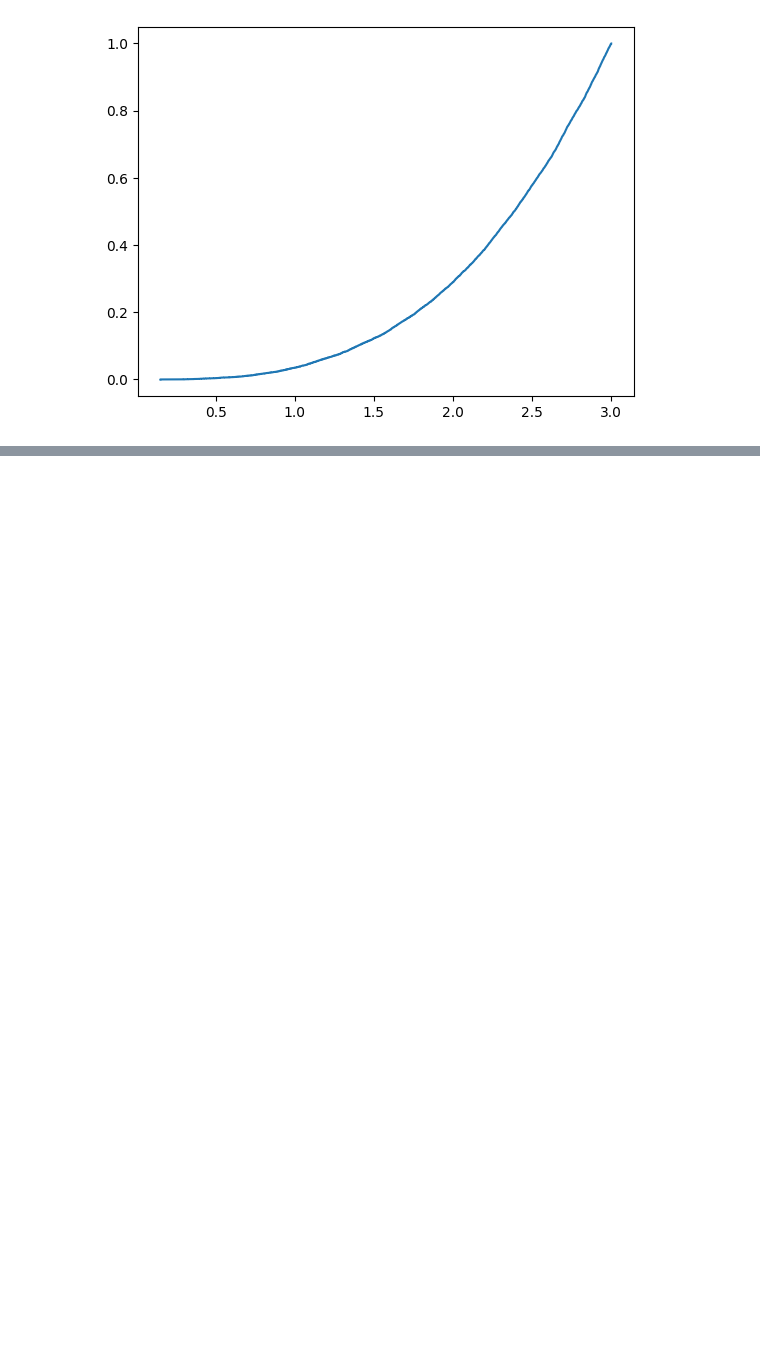
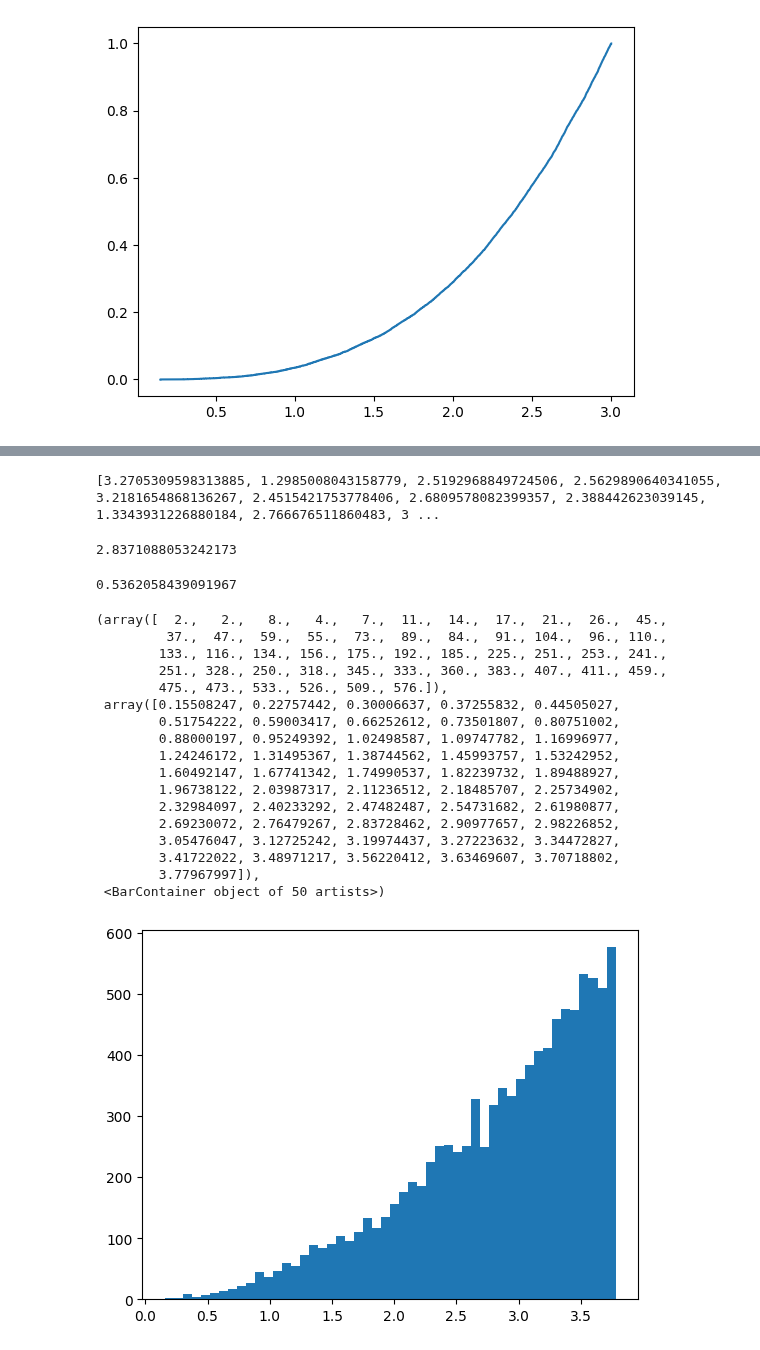
Before and after one commit to MartaPCastillo/Simulaci-n-I-, a Jupyter notebook: Ejemplos(22_05_24).ipynb, the cells around one changed output, grey strips where cells are left out. Saved outputs shown, nothing was run; the diff lists cells and outputs as text; code cells hidden in the pictures; blank space fills up the shorter version.

```diff
--- a/Ejemplos(22_05_24).ipynb
+++ b/Ejemplos(22_05_24).ipynb
@@ -78,0 +183,36 @@ plt.step(X,Y)
+# %%
+H=ejem2(10000)
+print(H)
+# %% [output]
+[3.2705309598313885, 1.2985008043158779, 2.5192968849724506, 2.5629890640341055, 3.2181654868136267, 2.4515421753778406, 2.6809578082399357, 2.388442623039145, 1.3343931226880184, 2.766676511860483, 3 ...
+# %%
+mu=np.mean(H)
+print(mu)
+# %% [output]
+2.8371088053242173
+# %%
+sigma2=np.var(H)
+print(sigma2)
+# %% [output]
+0.5362058439091967
+# %%
+plt.hist(H, bins=50)
+# %% [output]
+(array([  2.,   2.,   8.,   4.,   7.,  11.,  14.,  17.,  21.,  26.,  45.,
+         37.,  47.,  59.,  55.,  73.,  89.,  84.,  91., 104.,  96., 110.,
+        133., 116., 134., 156., 175., 192., 185., 225., 251., 253., 241.,
+        251., 328., 250., 318., 345., 333., 360., 383., 407., 411., 459.,
+        475., 473., 533., 526., 509., 576.]),
+ array([0.15508247, 0.22757442, 0.30006637, 0.37255832, 0.44505027,
+        0.51754222, 0.59003417, 0.66252612, 0.73501807, 0.80751002,
+        0.88000197, 0.95249392, 1.02498587, 1.09747782, 1.16996977,
+        1.24246172, 1.31495367, 1.38744562, 1.45993757, 1.53242952,
+        1.60492147, 1.67741342, 1.74990537, 1.82239732, 1.89488927,
+        1.96738122, 2.03987317, 2.11236512, 2.18485707, 2.25734902,
+        2.32984097, 2.40233292, 2.47482487, 2.54731682, 2.61980877,
+        2.69230072, 2.76479267, 2.83728462, 2.90977657, 2.98226852,
+        3.05476047, 3.12725242, 3.19974437, 3.27223632, 3.34472827,
+        3.41722022, 3.48971217, 3.56220412, 3.63469607, 3.70718802,
+        3.77967997]),
+ <BarContainer object of 50 artists>)
+[figure, added]
```
Also changed, not shown: parts of 20 cells of this notebook.
